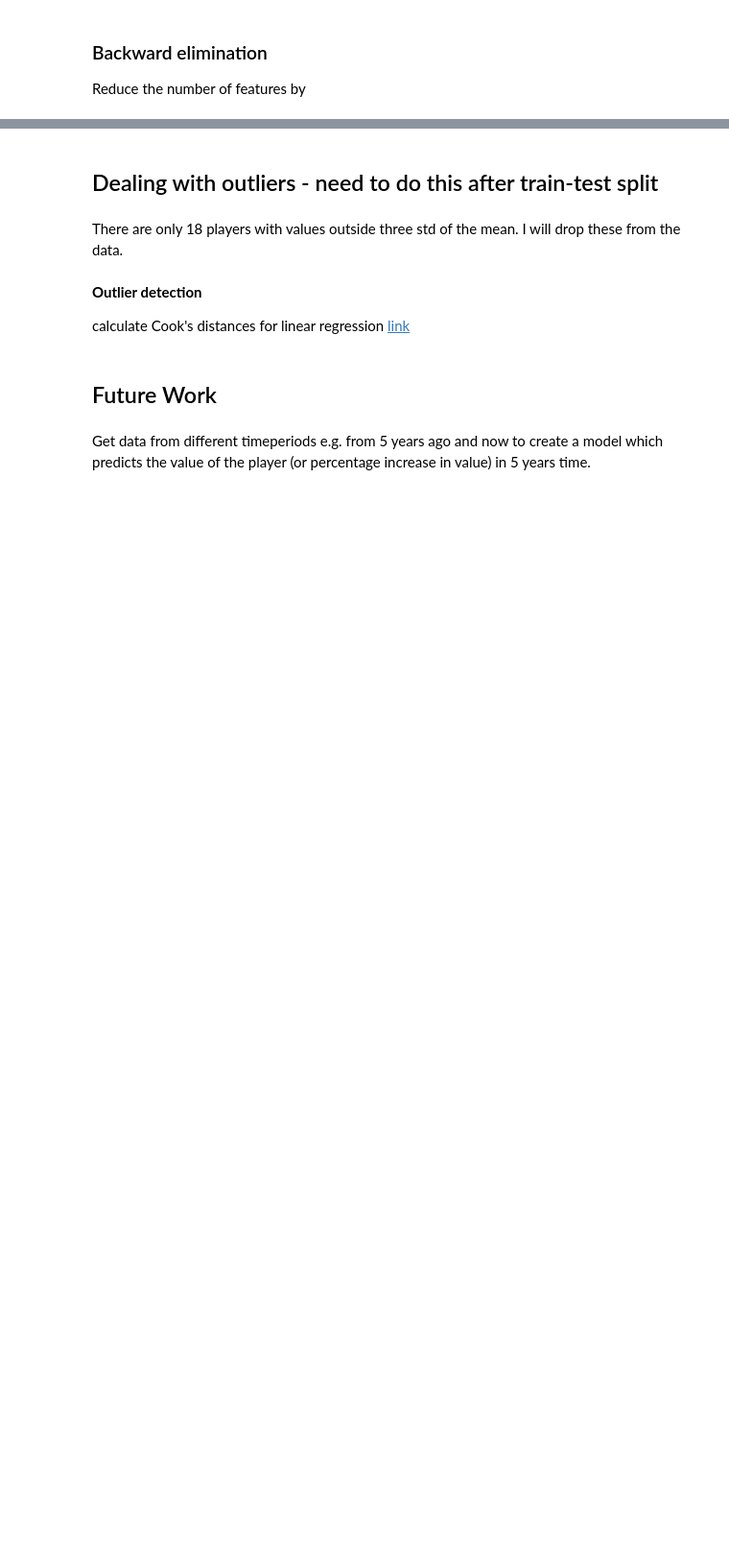
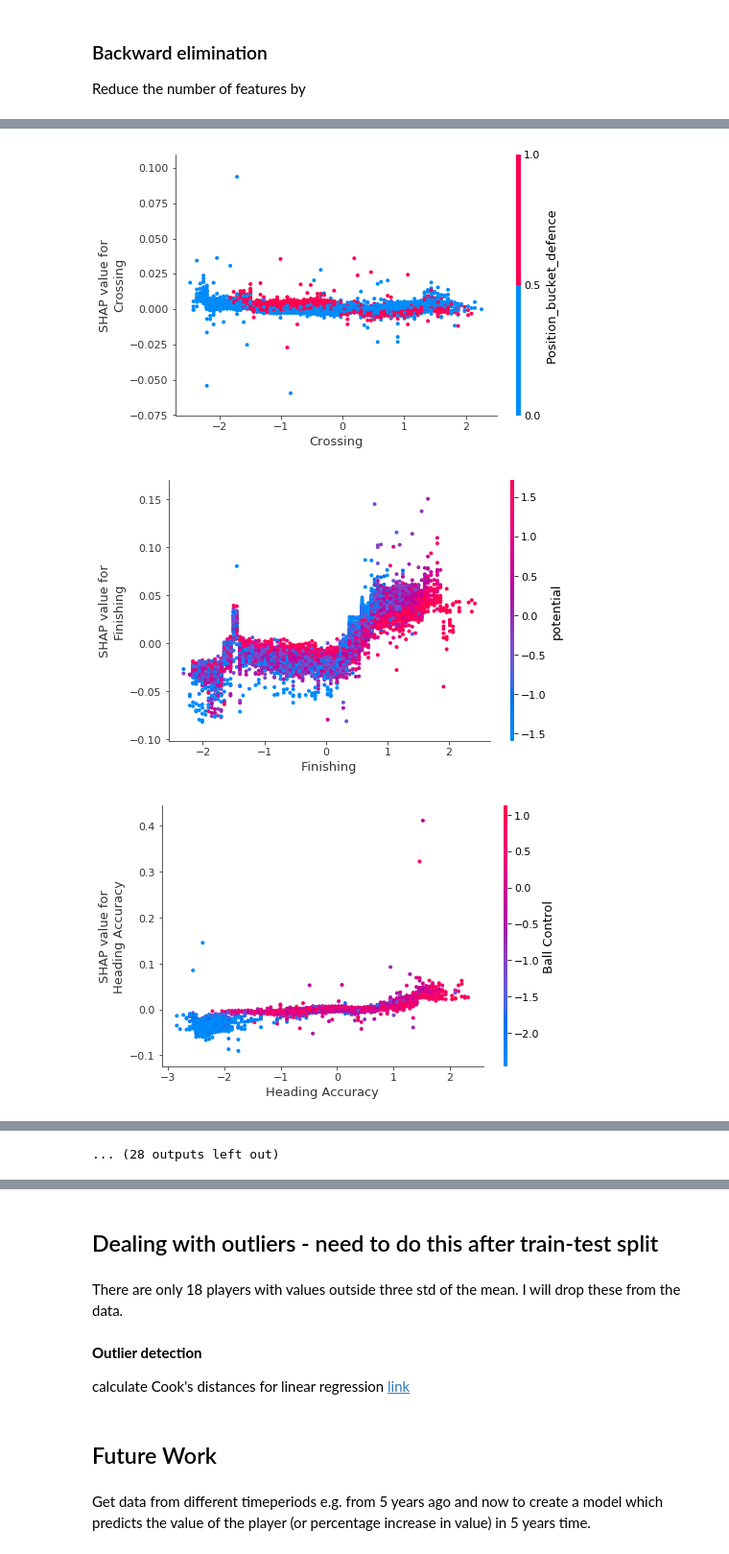
Before and after one commit to julian-west/sofifa-analysis, a Jupyter notebook: predicting player value.ipynb, the cells around one changed output, grey strips where cells are left out. Shown at 96% size. Saved outputs shown, nothing was run; the diff lists cells and outputs as text; code cells hidden in the pictures; blank space fills up the shorter version.

```diff
--- a/predicting player value.ipynb
+++ b/predicting player value.ipynb
@@ -533,0 +882,7 @@ model_accuracies
+# %%
+for name in X_train_shap.columns:
+    shap.dependence_plot(name, shap_values, X_train_shap)
+# %% [output]
+[figure, added]
+[figure, added]
+[figure, added]
@@ -533,0 +898 @@ model_accuracies
+... (28 outputs left out)
```
Also changed, not shown: parts of 72 cells of this notebook.
